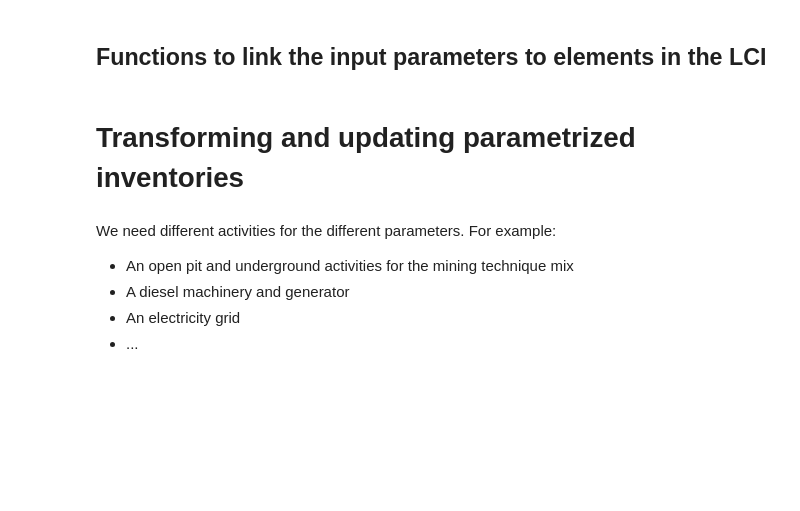
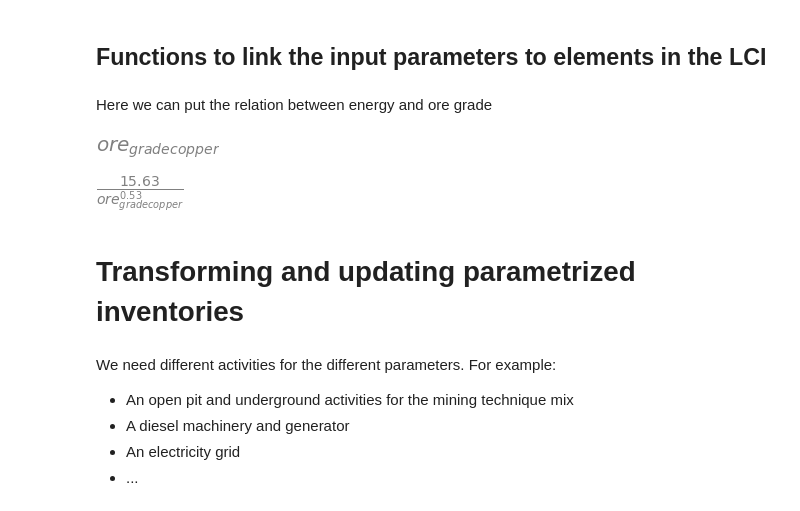
Before and after one commit to marpellan/regional_minerals_sustainability, a Jupyter notebook: 2.LCI_parametrization.ipynb, the cells around one changed output. Saved outputs shown, nothing was run; the diff lists cells and outputs as text; code cells hidden in the pictures; blank space fills up the shorter version.

```diff
--- a/2.LCI_parametrization.ipynb
+++ b/2.LCI_parametrization.ipynb
@@ -418,11 +440,11 @@ by applying the percentage energy change to all other input and output values. T
 og_cu_world = newFloatParam(
     'ore_grade_copper',
     default=cu_mean,
-    std= cu_std_log,
+    std= cu_std,
     min=cu_min,
     max=cu_max,
     unit='dimensionless',
-    distrib=DistributionType.LOGNORMAL,
+    distrib=DistributionType.NORMAL,
     description="From statistical analysis of ore grade data from Mudd et al (2018)",
     label="Copper ore grade",
     dbname=USER_DB,
@@ -488,0 +514,2 @@ extraction_energy_ISL = a_is * exp(b_is * ore_grade) / recovery_rate
+# %% [markdown]
+Here we can put the relation between energy and ore grade
@@ -488,0 +534,4 @@ extraction_energy_ISL = a_is * exp(b_is * ore_grade) / recovery_rate
+# %%
+og_cu_world
+# %% [output]
+[figure, added]
@@ -489,3 +541,7 @@ extraction_energy_ISL = a_is * exp(b_is * ore_grade) / recovery_rate
+# %%
+updated_energy
+# %% [output]
+[figure, added]
 # %% [markdown]
 # Transforming and updating parametrized inventories
 # %% [markdown]
```
Also changed, not shown: parts of 36 cells of this notebook, 55 other files.
